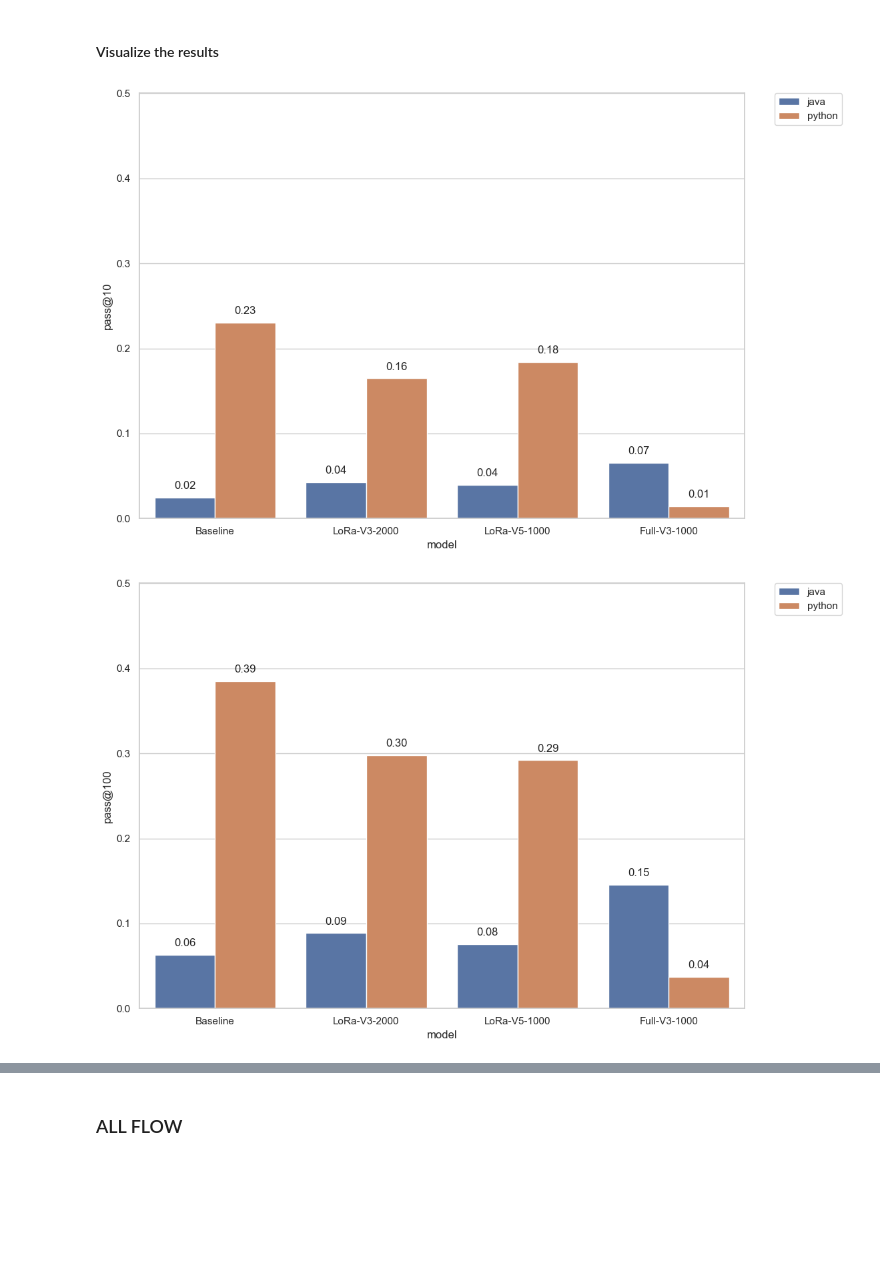
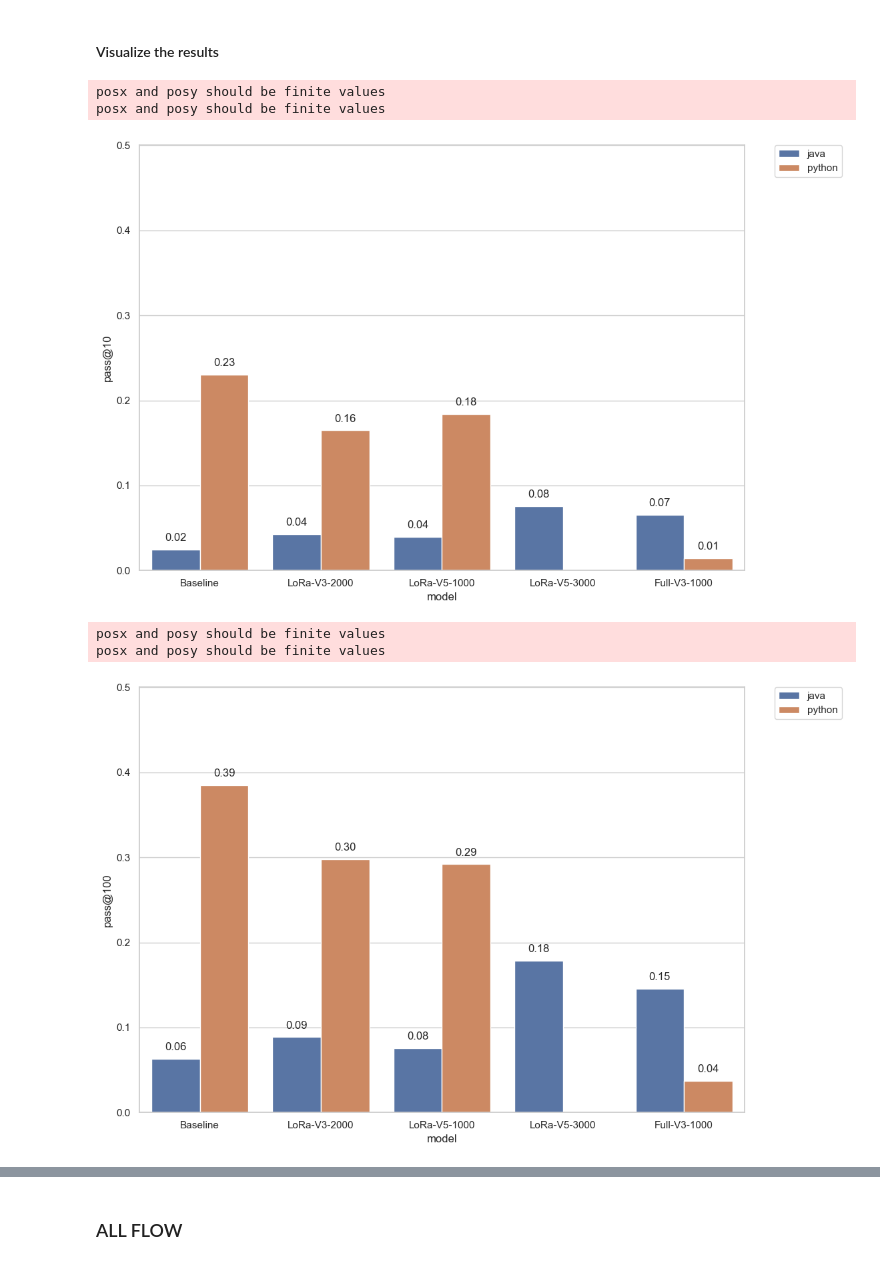
Before and after one commit to ammarnasr/LLM-for-code-intelligence, a Jupyter notebook: Evaluation/MultiPL-E/demo.ipynb, the cells around one changed output, grey strips where cells are left out. Drawn from its saved outputs; the diff is of its cells as text; code cells hidden in the pictures; blank space fills up the shorter version.

```diff
--- a/Evaluation/MultiPL-E/demo.ipynb
+++ b/Evaluation/MultiPL-E/demo.ipynb
@@ -79,6 +77,9 @@ model_names_dict = {
 
     'codegne_finetuned_LoRa_the_stack_java_v5_checkpoint_1000_humaneval_java': 'LoRa-V5-1000',
     'codegne_finetuned_LoRa_the_stack_java_v5_checkpoint_1000_humaneval_py': 'LoRa-V5-1000',
+
+    'codegne_finetuned_LoRa_the_stack_java_v5_checkpoint_3000_humaneval_java': 'LoRa-V5-3000',
+    'codegne_finetuned_LoRa_the_stack_java_v5_checkpoint_3000_humaneval_py': 'LoRa-V5-3000',
 
     'codegne_finetuned_the_stack_java_v3_checkpoint_1000_humaneval_py': 'Full-V3-1000',
     'codegne_finetuned_the_stack_java_v3_checkpoint_1000_humaneval_java': 'Full-V3-1000'
@@ -141,35 +142,39 @@ ax.set_xticklabels(ax.get_xticklabels(), rotation=0)
 #set the y axis to start at 0 and end at 0.5
 plt.ylim(0, 0.5)
 #writer the y values on top of the bars
 for p in ax.patches:
     height = p.get_height()
     ax.text(p.get_x()+p.get_width()/2.,
             height + 0.01,
             '{:1.2f}'.format(height),
             ha="center")
 #plot the legend outside the plot
 plt.legend(bbox_to_anchor=(1.05, 1), loc=2, borderaxespad=0.)
 plt.show()
 
 #Plot the results
 sns.set_theme(style="whitegrid")
 ax = sns.barplot(x="model", y="pass@100", hue="programming_language", data=df)
 ax.set_xticklabels(ax.get_xticklabels(), rotation=0)
 #set the y axis to start at 0 and end at 0.5
 plt.ylim(0, 0.5)
 #writer the y values on top of the bars
 for p in ax.patches:
     height = p.get_height()
     ax.text(p.get_x()+p.get_width()/2.,
             height + 0.01,
             '{:1.2f}'.format(height),
             ha="center")
 #plot the legend outside the plot
 plt.legend(bbox_to_anchor=(1.05, 1), loc=2, borderaxespad=0.)
 plt.show()
 # %% [output]
+posx and posy should be finite values
+posx and posy should be finite values
-[figure, old version]
+[figure, new version]
+posx and posy should be finite values
+posx and posy should be finite values
-[figure, old version]
+[figure, new version]
 # %%
 df[df['programming_language'] == 'java']
 # %% [output]
```
Also changed, not shown: parts of 10 cells of this notebook, 3 other files.
